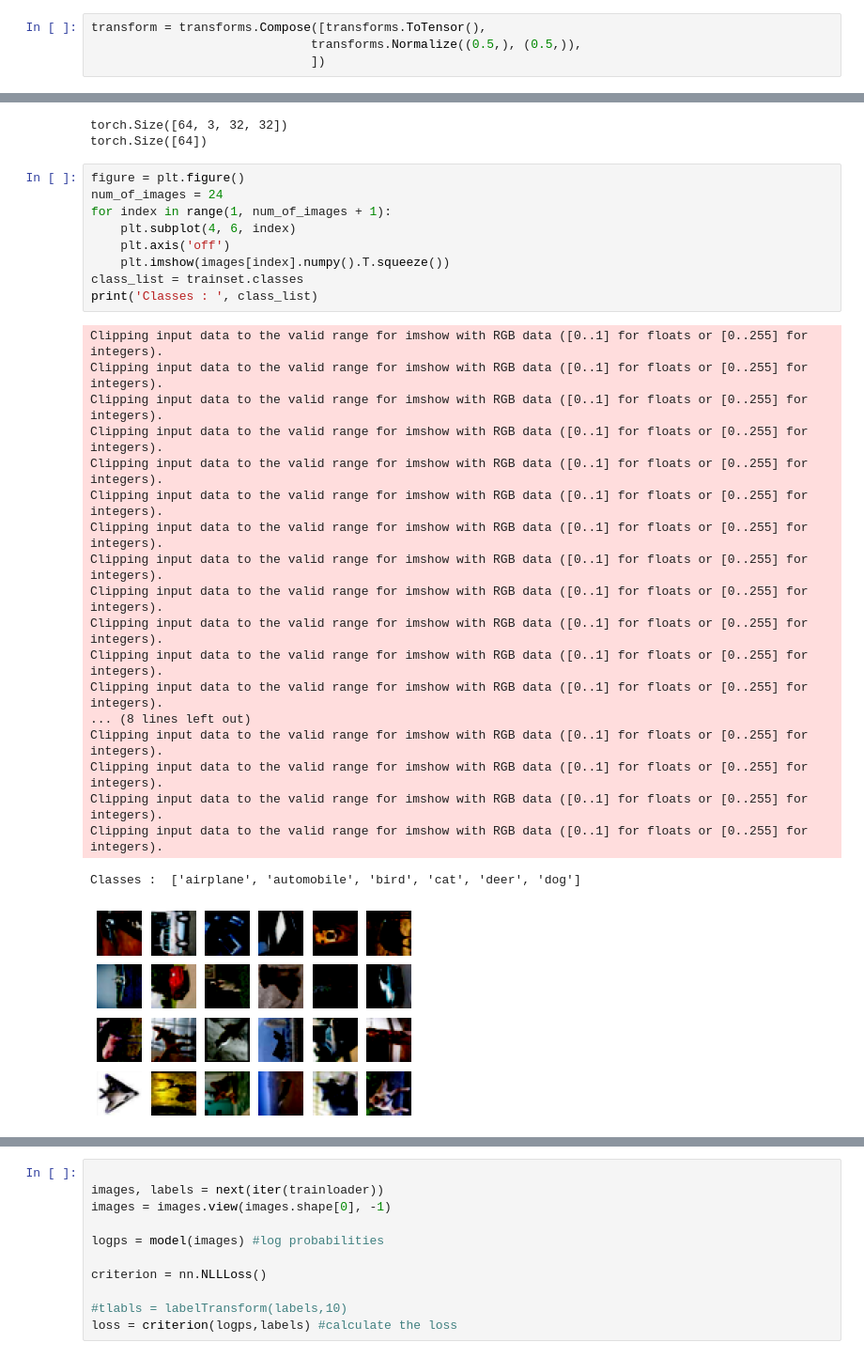
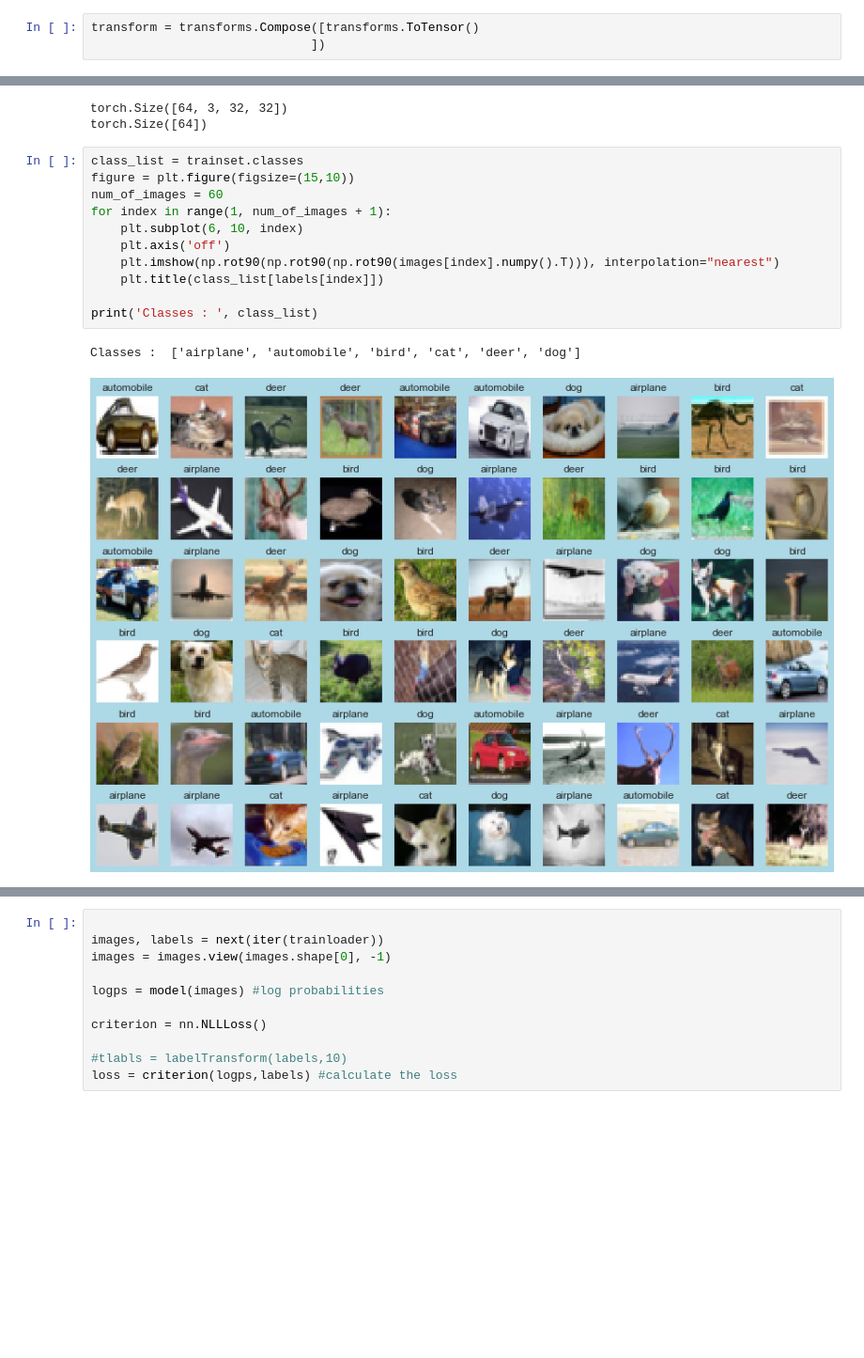
Before and after one commit to debonil/ml-assignments, a Jupyter notebook: ProjectSem1/proj-ques-01.ipynb, the cells around one changed output, grey strips where cells are left out. Shown: that part at 94% size. Drawn from its saved outputs; the diff is of its cells as text; blank space fills up the shorter version.

```diff
--- a/ProjectSem1/proj-ques-01.ipynb
+++ b/ProjectSem1/proj-ques-01.ipynb
@@ -8,8 +8,7 @@ from torchvision import datasets, transforms
 from torch import nn, optim
 time1 = time()
 # %%
-transform = transforms.Compose([transforms.ToTensor(),
-                              transforms.Normalize((0.5,), (0.5,)),
+transform = transforms.Compose([transforms.ToTensor()
                               ])
 # %%
 
@@ -27,33 +26,18 @@ print(labels.shape)
 torch.Size([64, 3, 32, 32])
 torch.Size([64])
 # %%
-figure = plt.figure()
-num_of_images = 24
+class_list = trainset.classes
+figure = plt.figure(figsize=(15,10))
+num_of_images = 60
 for index in range(1, num_of_images + 1):
-    plt.subplot(4, 6, index)
+    plt.subplot(6, 10, index)
     plt.axis('off')
-    plt.imshow(images[index].numpy().T.squeeze())
-class_list = trainset.classes
+    plt.imshow(np.rot90(np.rot90(np.rot90(images[index].numpy().T))), interpolation="nearest")
+    plt.title(class_list[labels[index]])
+
 print('Classes : ', class_list)
 # %% [output]
-Clipping input data to the valid range for imshow with RGB data ([0..1] for floats or [0..255] for integers).
-Clipping input data to the valid range for imshow with RGB data ([0..1] for floats or [0..255] for integers).
-Clipping input data to the valid range for imshow with RGB data ([0..1] for floats or [0..255] for integers).
-Clipping input data to the valid range for imshow with RGB data ([0..1] for floats or [0..255] for integers).
-Clipping input data to the valid range for imshow with RGB data ([0..1] for floats or [0..255] for integers).
-Clipping input data to the valid range for imshow with RGB data ([0..1] for floats or [0..255] for integers).
-Clipping input data to the valid range for imshow with RGB data ([0..1] for floats or [0..255] for integers).
-Clipping input data to the valid range for imshow with RGB data ([0..1] for floats or [0..255] for integers).
-Clipping input data to the valid range for imshow with RGB data ([0..1] for floats or [0..255] for integers).
-Clipping input data to the valid range for imshow with RGB data ([0..1] for floats or [0..255] for integers).
-Clipping input data to the valid range for imshow with RGB data ([0..1] for floats or [0..255] for integers).
-Clipping input data to the valid range for imshow with RGB data ([0..1] for floats or [0..255] for integers).
-... (8 lines left out)
-Clipping input data to the valid range for imshow with RGB data ([0..1] for floats or [0..255] for integers).
-Clipping input data to the valid range for imshow with RGB data ([0..1] for floats or [0..255] for integers).
-Clipping input data to the valid range for imshow with RGB data ([0..1] for floats or [0..255] for integers).
-Clipping input data to the valid range for imshow with RGB data ([0..1] for floats or [0..255] for integers).
+Classes :  ['airplane', 'automobile', 'bird', 'cat', 'deer', 'dog']
-Classes :  ['airplane', 'automobile', 'bird', 'cat', 'deer', 'dog']
-[figure, old version]
+[figure, new version]
 # %%
 input_size = 3072
```
Also changed, not shown: parts of 7 cells of this notebook.
